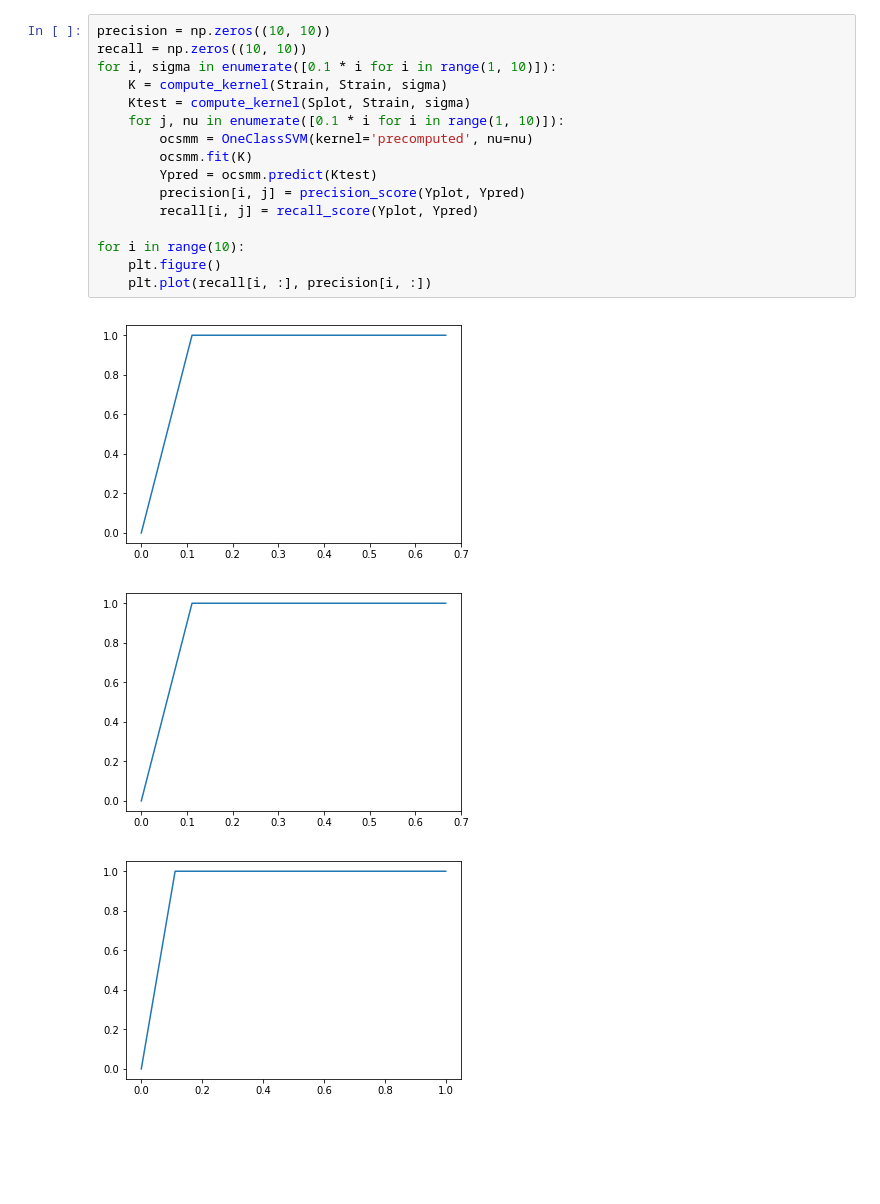
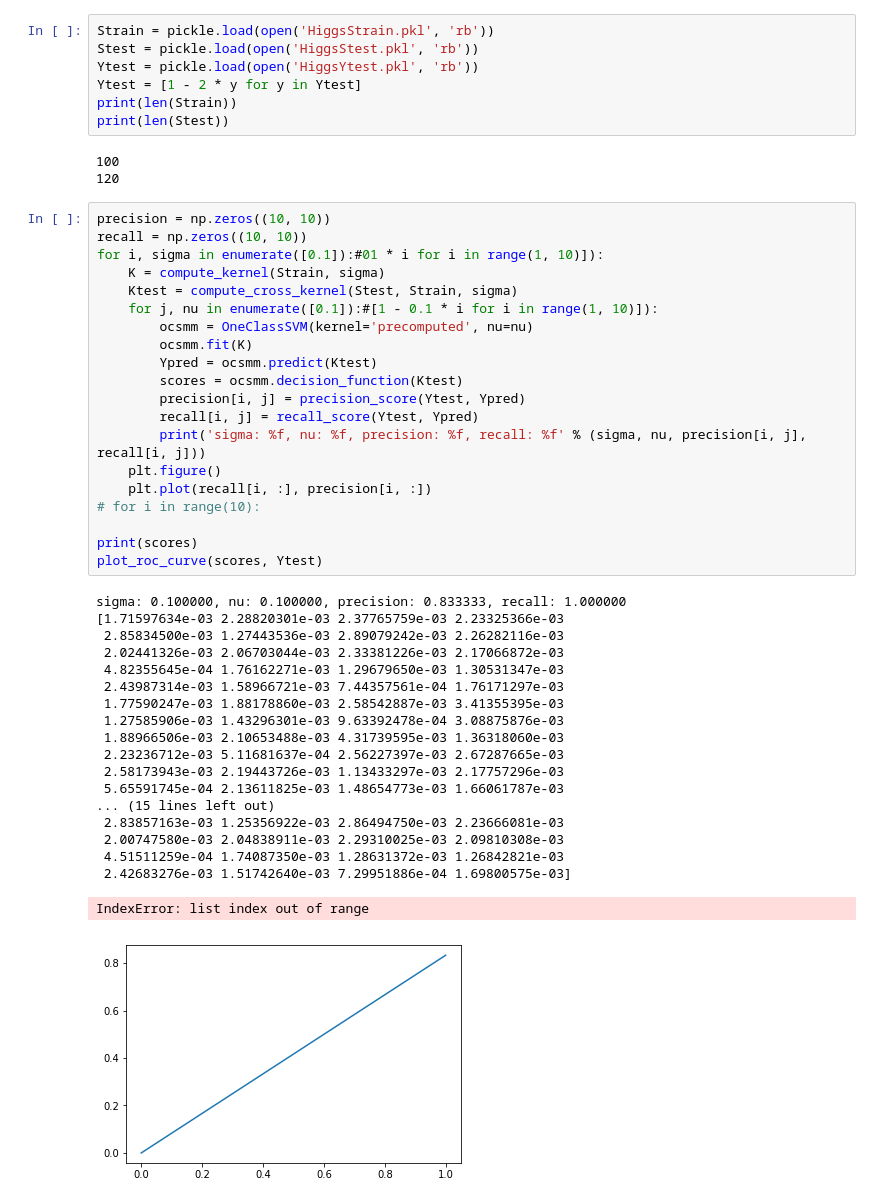
Before and after one commit to kdgutier/FastOCSMM, a Jupyter notebook: OneClassSMM.ipynb, the cells around one changed output. Drawn from its saved outputs; the diff is of its cells as text; blank space fills up the shorter version.

Commit message:
Higgs exp

```diff
--- a/OneClassSMM.ipynb
+++ b/OneClassSMM.ipynb
@@ -35,20 +82,50 @@ def compute_kernel(X, Y, sigma):
+# %%
+Strain = pickle.load(open('HiggsStrain.pkl', 'rb'))
+Stest = pickle.load(open('HiggsStest.pkl', 'rb'))
+Ytest = pickle.load(open('HiggsYtest.pkl', 'rb'))
+Ytest = [1 - 2 * y for y in Ytest]
+print(len(Strain))
+print(len(Stest))
+# %% [output]
+100
+120
 # %%
 precision = np.zeros((10, 10))
 recall = np.zeros((10, 10))
-for i, sigma in enumerate([0.1 * i for i in range(1, 10)]):
-    K = compute_kernel(Strain, Strain, sigma)
-    Ktest = compute_kernel(Splot, Strain, sigma)
-    for j, nu in enumerate([0.1 * i for i in range(1, 10)]):
+for i, sigma in enumerate([0.1]):#01 * i for i in range(1, 10)]):
+    K = compute_kernel(Strain, sigma)
+    Ktest = compute_cross_kernel(Stest, Strain, sigma)
+    for j, nu in enumerate([0.1]):#[1 - 0.1 * i for i in range(1, 10)]):
         ocsmm = OneClassSVM(kernel='precomputed', nu=nu)
         ocsmm.fit(K)
         Ypred = ocsmm.predict(Ktest)
-        precision[i, j] = precision_score(Yplot, Ypred)
-        recall[i, j] = recall_score(Yplot, Ypred)
-
-for i in range(10):
+        scores = ocsmm.decision_function(Ktest)
+        precision[i, j] = precision_score(Ytest, Ypred)
+        recall[i, j] = recall_score(Ytest, Ypred)
+        print('sigma: %f, nu: %f, precision: %f, recall: %f' % (sigma, nu, precision[i, j], recall[i, j]))
     plt.figure()
     plt.plot(recall[i, :], precision[i, :])
+# for i in range(10):
+
+print(scores)
+plot_roc_curve(scores, Ytest)
 # %% [output]
+sigma: 0.100000, nu: 0.100000, precision: 0.833333, recall: 1.000000
+[1.71597634e-03 2.28820301e-03 2.37765759e-03 2.23325366e-03
+ 2.85834500e-03 1.27443536e-03 2.89079242e-03 2.26282116e-03
+ 2.02441326e-03 2.06703044e-03 2.33381226e-03 2.17066872e-03
+ 4.82355645e-04 1.76162271e-03 1.29679650e-03 1.30531347e-03
+ 2.43987314e-03 1.58966721e-03 7.44357561e-04 1.76171297e-03
+ 1.77590247e-03 1.88178860e-03 2.58542887e-03 3.41355395e-03
+ 1.27585906e-03 1.43296301e-03 9.63392478e-04 3.08875876e-03
+ 1.88966506e-03 2.10653488e-03 4.31739595e-03 1.36318060e-03
+ 2.23236712e-03 5.11681637e-04 2.56227397e-03 2.67287665e-03
+ 2.58173943e-03 2.19443726e-03 1.13433297e-03 2.17757296e-03
+ 5.65591745e-04 2.13611825e-03 1.48654773e-03 1.66061787e-03
+... (15 lines left out)
+ 2.83857163e-03 1.25356922e-03 2.86494750e-03 2.23666081e-03
+ 2.00747580e-03 2.04838911e-03 2.29310025e-03 2.09810308e-03
+ 4.51511259e-04 1.74087350e-03 1.28631372e-03 1.26842821e-03
+ 2.42683276e-03 1.51742640e-03 7.29951886e-04 1.69800575e-03]
+IndexError: list index out of range
-[figure, old version]
+[figure, new version]
-[figure, removed]
-[figure, removed]
```
Also changed, not shown: parts of 8 cells of this notebook.
